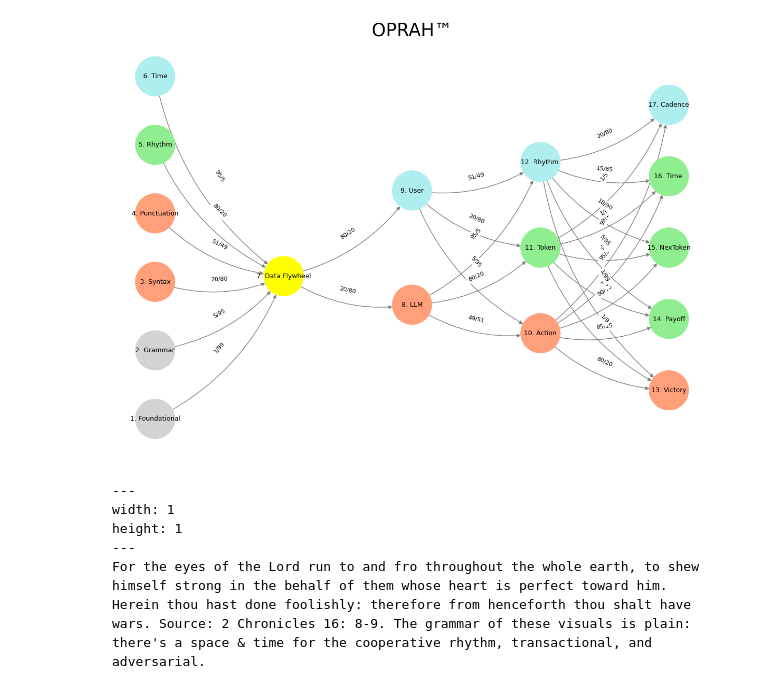
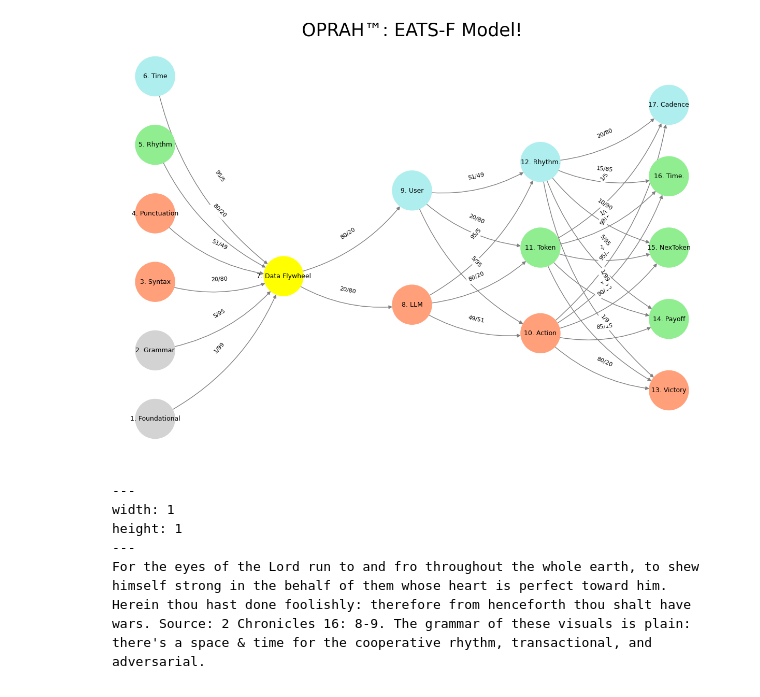
Before and after one commit to abikesa/llm, a Jupyter notebook: kitabo/ensi/_build/html/_sources/act1/chapter2.ipynb, the cells around one changed output. Saved outputs shown, nothing was run; the diff lists cells and outputs as text; code cells hidden in the pictures.

Commit message:
eats-f model

````diff
--- a/kitabo/ensi/_build/html/_sources/act1/chapter2.ipynb
+++ b/kitabo/ensi/_build/html/_sources/act1/chapter2.ipynb
@@ -194,35 +195,35 @@ def visualize_nn():
     # Add nodes with new numbered labels and assign positions
     for i, (layer_name, nodes) in enumerate(layers.items()):
         positions = calculate_positions(nodes, x_offset=i * 2)
         for node, position in zip(nodes, positions):
             new_node = mapping[node]
             G.add_node(new_node, layer=layer_name)
             pos[new_node] = position
             node_colors.append(colors.get(node, 'lightgray'))
 
     # Add edges with updated node labels
     for (source, target), weight in edges.items():
         if source in mapping and target in mapping:
             new_source = mapping[source]
             new_target = mapping[target]
             G.add_edge(new_source, new_target, weight=weight)
 
     # Draw the graph
     plt.figure(figsize=(12, 8))
     edges_labels = {(u, v): d["weight"] for u, v, d in G.edges(data=True)}
 
     nx.draw(
         G, pos, with_labels=True, node_color=node_colors, edge_color='gray',
         node_size=3000, font_size=9, connectionstyle="arc3,rad=0.2"
     )
     nx.draw_networkx_edge_labels(G, pos, edge_labels=edges_labels, font_size=8)
-    plt.title("OPRAH™", fontsize=25)
+    plt.title("OPRAH™: EATS-F Model!", fontsize=25)
     plt.show()
 
 # Run the visualization
 visualize_nn()
 # %% [output]
-[figure, old version]
+[figure, new version]
 # %% [markdown]
 ```{figure} ../figures/blanche.*
 ---
````
Also changed, not shown: parts of 1 cell of this notebook, 7 other files.
